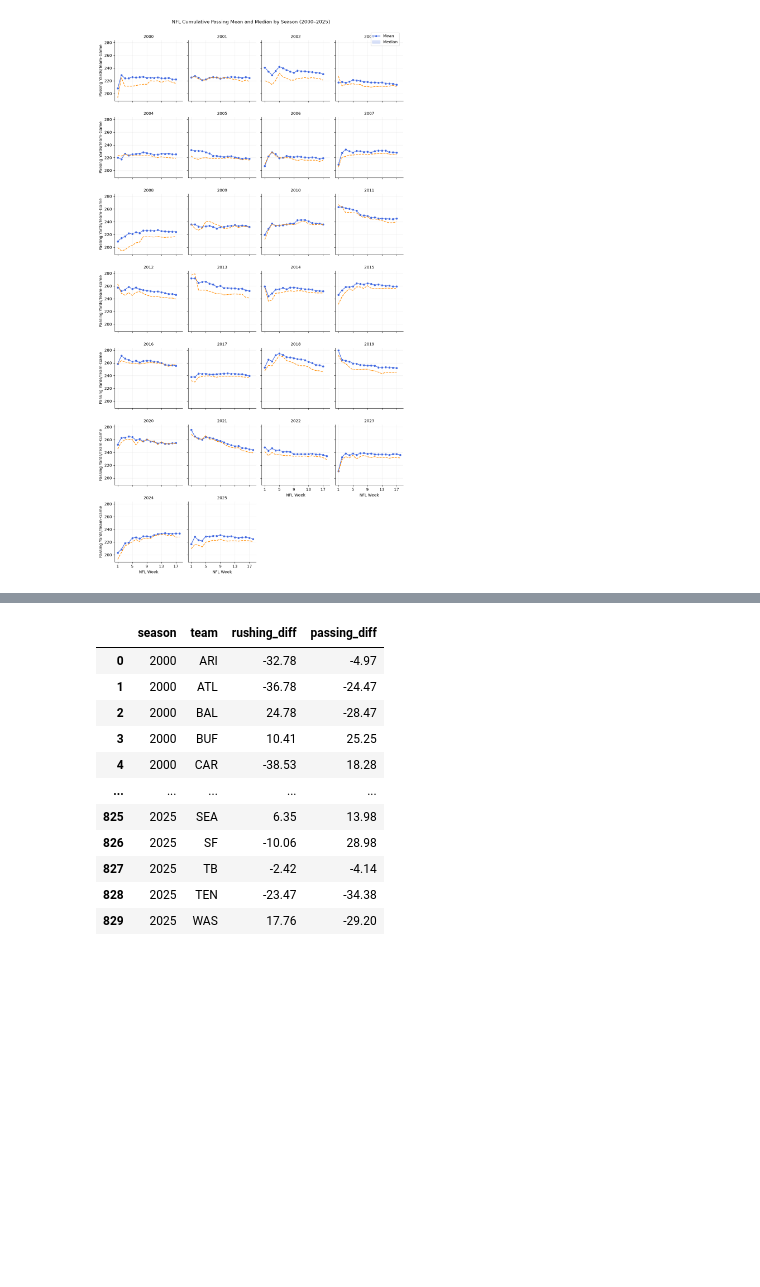
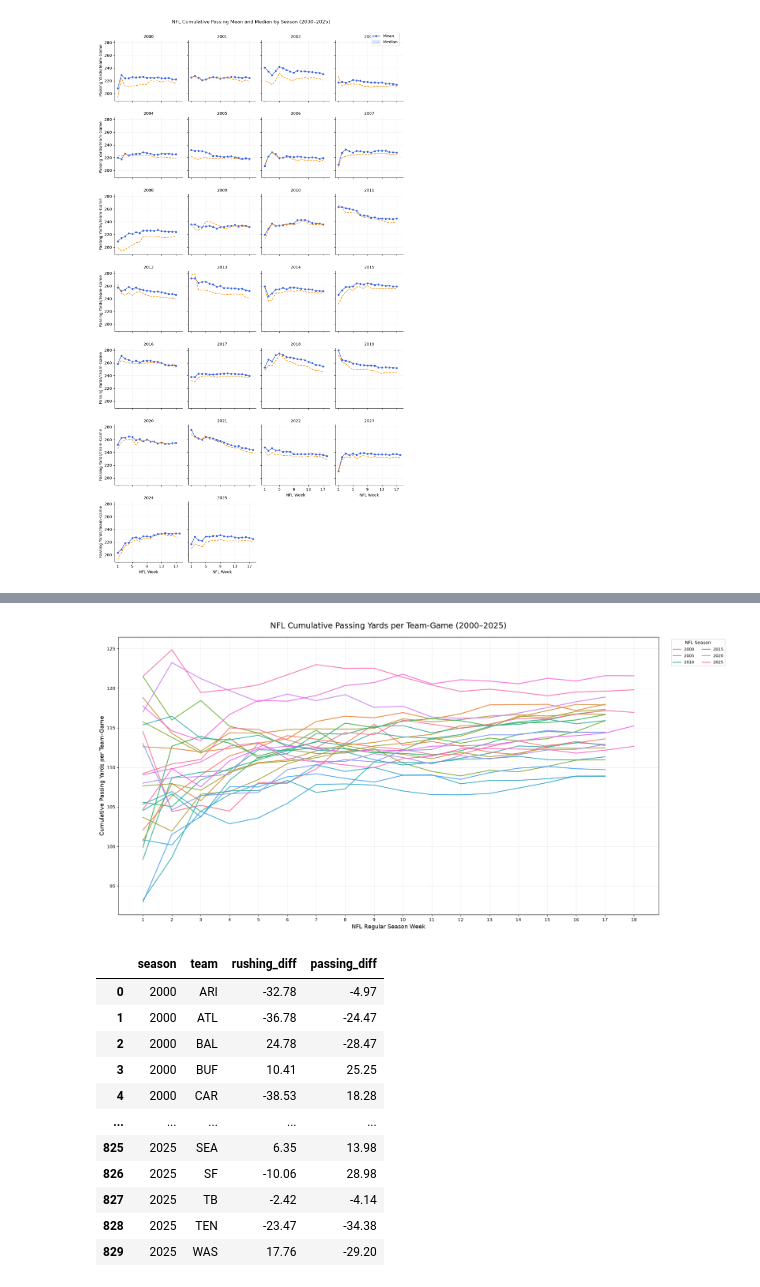
Before and after one commit to EdwardMHutchns/beyondthechains, a Jupyter notebook: notebooks/04_team_season_analysis.ipynb, the cells around one changed output, grey strips where cells are left out. Drawn from its saved outputs; the diff is of its cells as text; code cells hidden in the pictures; blank space fills up the shorter version.

Commit message:
Expand historical offensive analysis with variability and team rankings

```diff
--- a/notebooks/04_team_season_analysis.ipynb
+++ b/notebooks/04_team_season_analysis.ipynb
@@ -729,3 +749,43 @@ plt.show()
+# %%
+fig, ax = plt.subplots(figsize=(20, 10))
+
+sns.lineplot(
+    data=league_progress,
+    x="week",
+    y="rushing_cum_mean",
+    hue="season",
+    palette="husl",
+    units="season",
+    estimator=None,
+    linewidth=2,
+    alpha=0.85,
+    ax=ax
+)
+
+ax.set_title(
+    "NFL Cumulative Passing Yards per Team-Game (2000–2025)",
+    fontsize=18,
+    pad=20
+)
+
+ax.set_xlabel("NFL Regular Season Week", fontsize=13)
+ax.set_ylabel("Cumulative Passing Yards per Team-Game", fontsize=13)
+
+ax.set_xticks(range(1, 19))
+ax.grid(alpha=0.25)
+
+ax.legend(
+    title="NFL Season",
+    bbox_to_anchor=(1.02, 1),
+    loc="upper left",
+    ncol=2,
+    fontsize=9
+)
+
+plt.tight_layout()
+plt.show()
+# %% [output]
+[figure, added]
 # %%
 
 team_season = team_season.merge(
```
Also changed, not shown: parts of 19 cells of this notebook.
